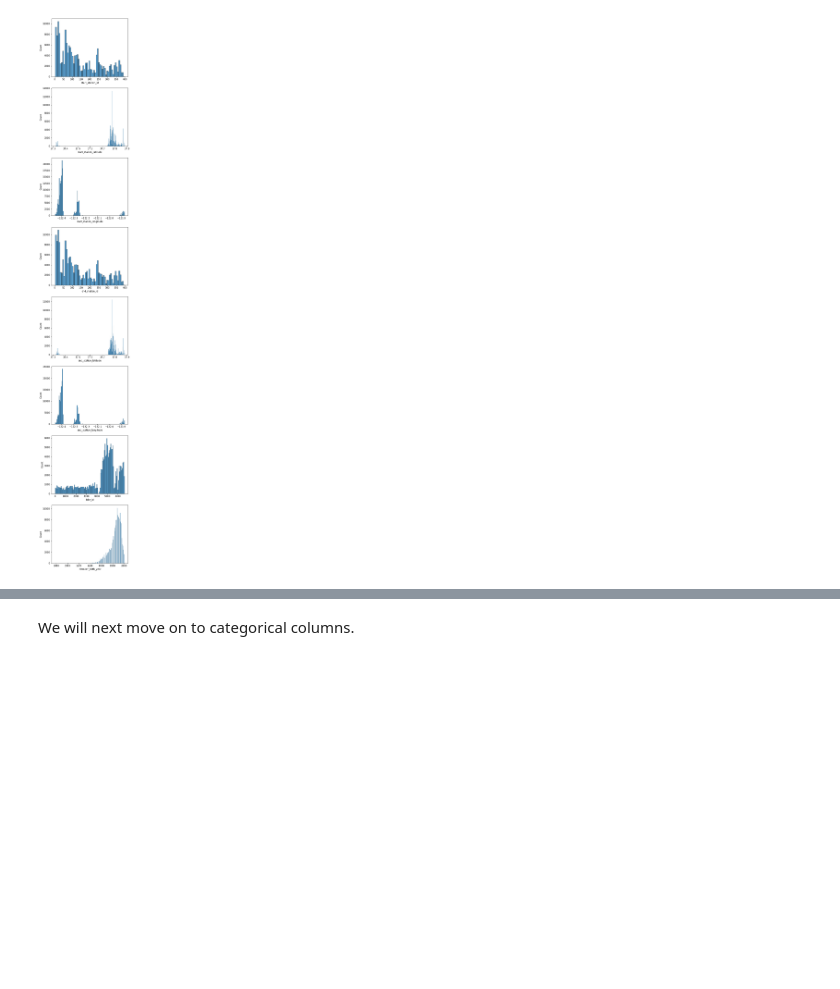
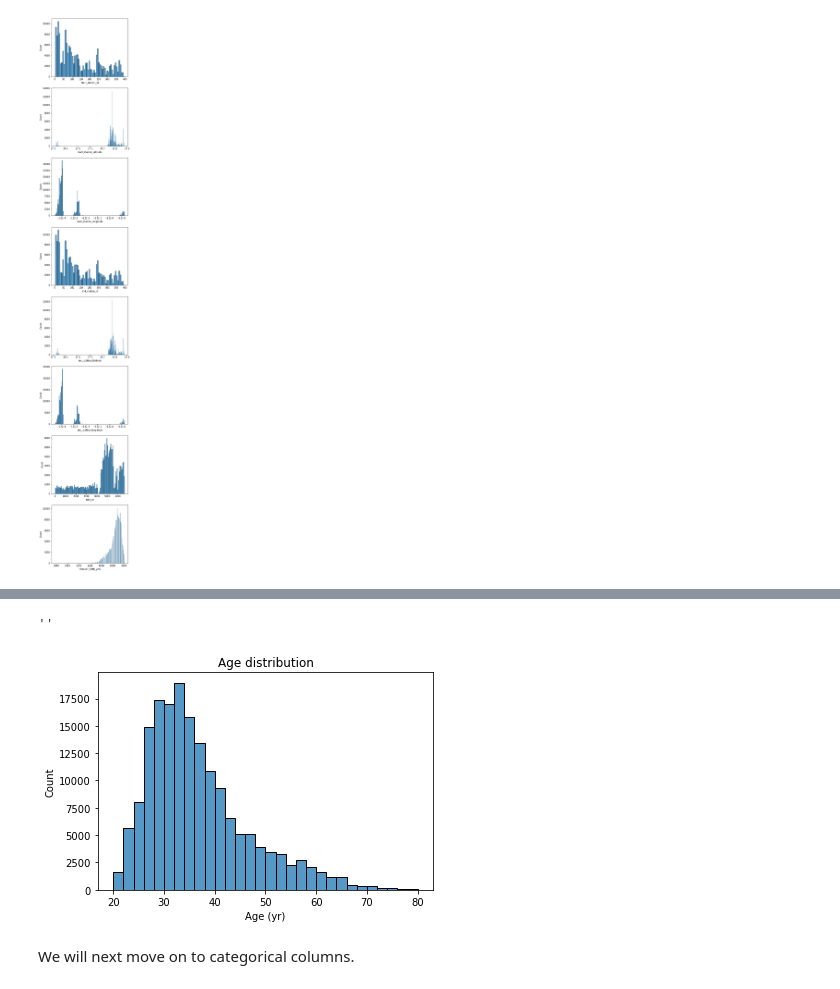
Before and after one commit to Moaaz-Mahmoud/Ford-Gobike-Data-Analysis, a Jupyter notebook: notebook.ipynb, the cells around one changed output, grey strips where cells are left out. Drawn from its saved outputs; the diff is of its cells as text; code cells hidden in the pictures; blank space fills up the shorter version.

```diff
--- a/notebook.ipynb
+++ b/notebook.ipynb
@@ -203,3 +204,11 @@ sns.histplot(data=gobike, x='member_birth_year')
+# %%
+sns.histplot(data=gobike, x='member_age', bins=30)
+plt.xlabel('Age (yr)')
+plt.title('Age distribution')
+;
+# %% [output]
+''
+[figure, added]
 # %% [markdown]
 We will next move on to categorical columns.
 # %% [markdown]
```
Also changed, not shown: parts of 8 cells of this notebook, 3 other files.
